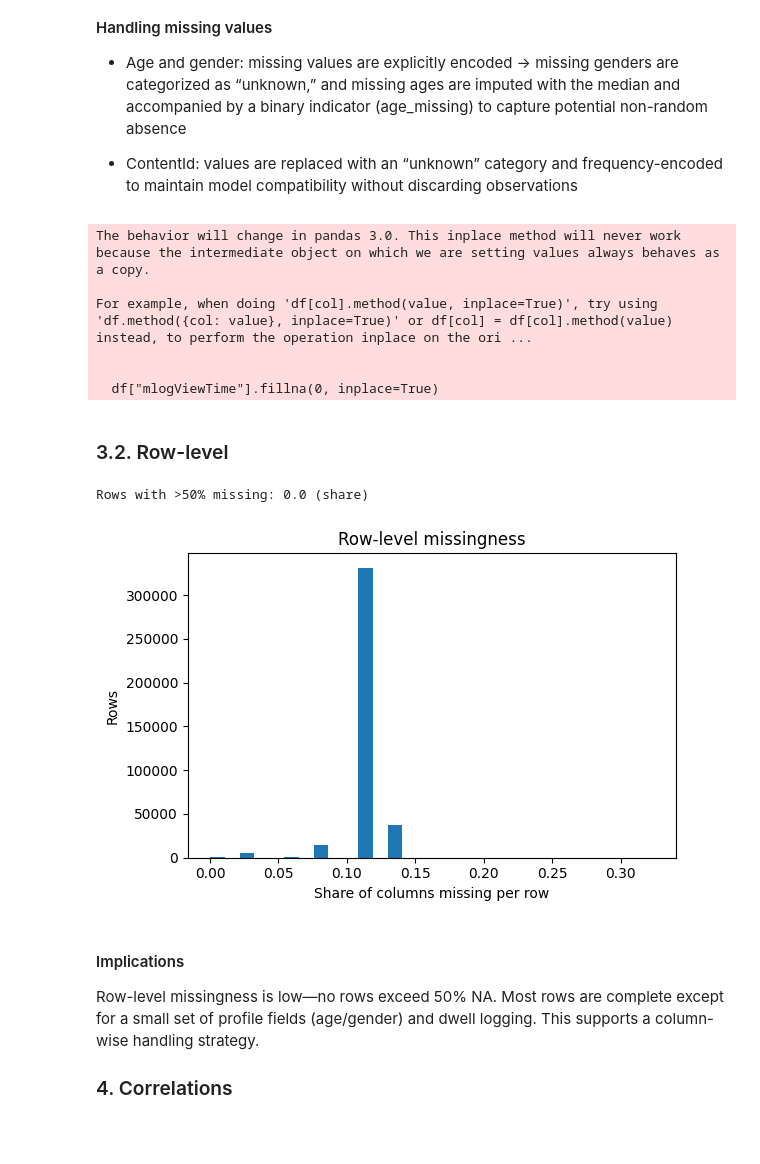
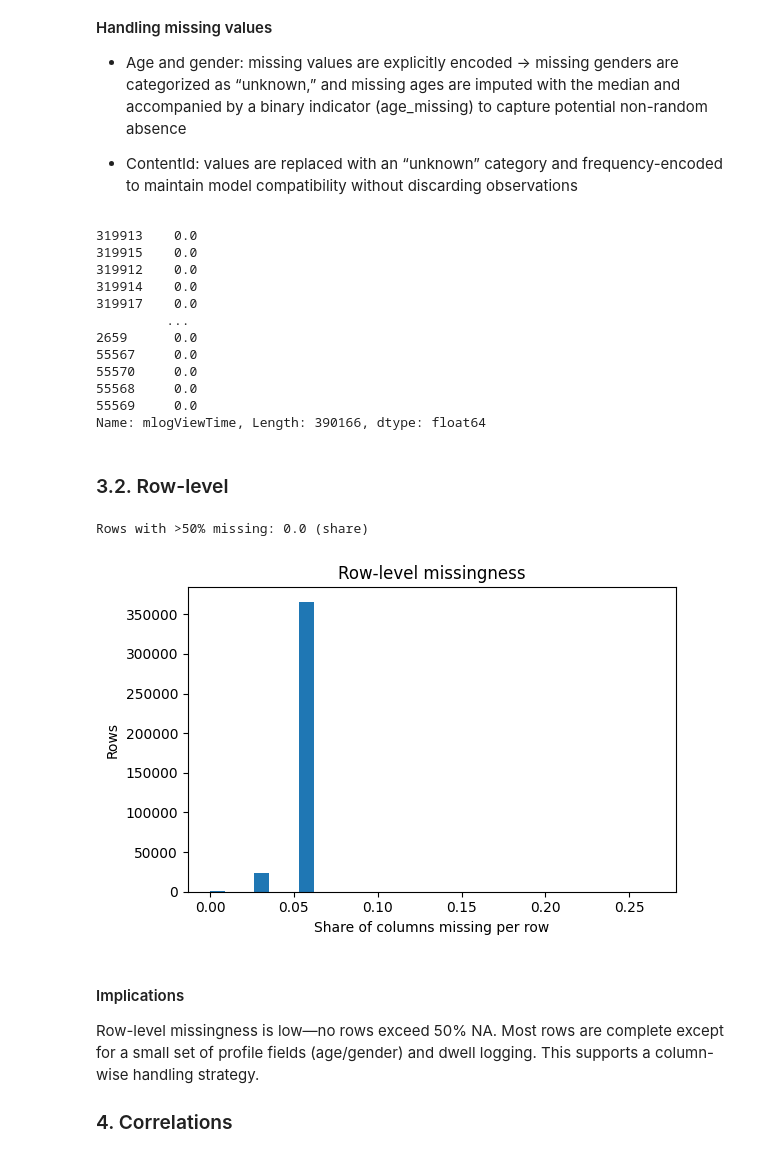
Before and after one commit to renaschaller/Master-Thesis-Music-Streaming, a Jupyter notebook: EDA/EDA.ipynb, the cells around one changed output. Drawn from its saved outputs; the diff is of its cells as text; code cells hidden in the pictures.

```diff
--- a/EDA/EDA.ipynb
+++ b/EDA/EDA.ipynb
@@ -577,29 +577,35 @@ df = df.drop(columns=["age", "gender"])
 df["contentId"] = to_na(df["contentId"]).fillna("unknown").astype("string")
 
 #MlogViewTime
-df["mlogViewTime"].fillna(0, inplace=True)
+df["mlogViewTime"].fillna(0)
 # %% [output]
-The behavior will change in pandas 3.0. This inplace method will never work because the intermediate object on which we are setting values always behaves as a copy.
-
-For example, when doing 'df[col].method(value, inplace=True)', try using 'df.method({col: value}, inplace=True)' or df[col] = df[col].method(value) instead, to perform the operation inplace on the ori ...
-
-
-  df["mlogViewTime"].fillna(0, inplace=True)
+319913    0.0
+319915    0.0
+319912    0.0
+319914    0.0
+319917    0.0
+         ...
+2659      0.0
+55567     0.0
+55570     0.0
+55568     0.0
+55569     0.0
+Name: mlogViewTime, Length: 390166, dtype: float64
 # %% [markdown]
 ### 3.2. Row-level
 # %%
-row_miss = df_chk.isna().mean(axis=1)
+row_miss = df.isna().mean(axis=1)
 print("Rows with >50% missing:", (row_miss>0.5).mean(), "(share)")
 
 # Quick histogram
 import matplotlib.pyplot as plt
 plt.figure(figsize=(6,4))
 plt.hist(row_miss, bins=30)
 plt.xlabel('Share of columns missing per row'); plt.ylabel('Rows')
 plt.title('Row-level missingness'); plt.tight_layout(); plt.show()
 # %% [output]
 Rows with >50% missing: 0.0 (share)
-[figure, old version]
+[figure, new version]
 # %% [markdown]
 #### Implications
 
```
Also changed, not shown: parts of 7 cells of this notebook.
